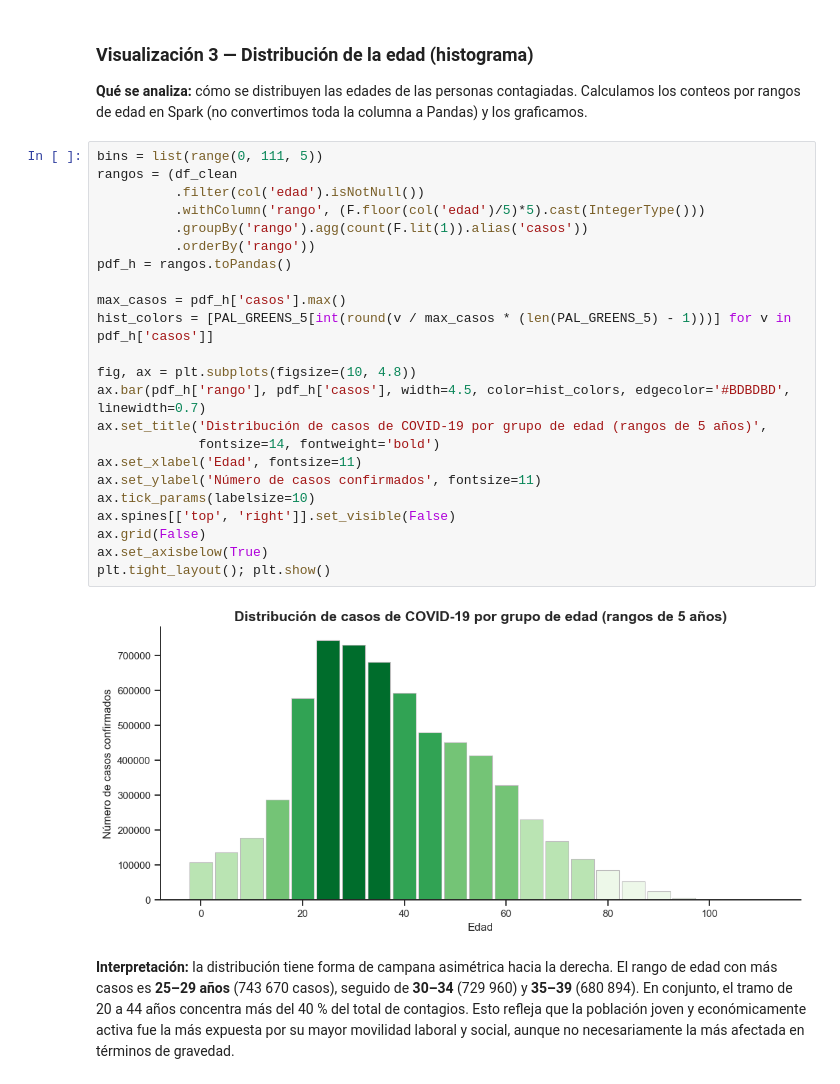
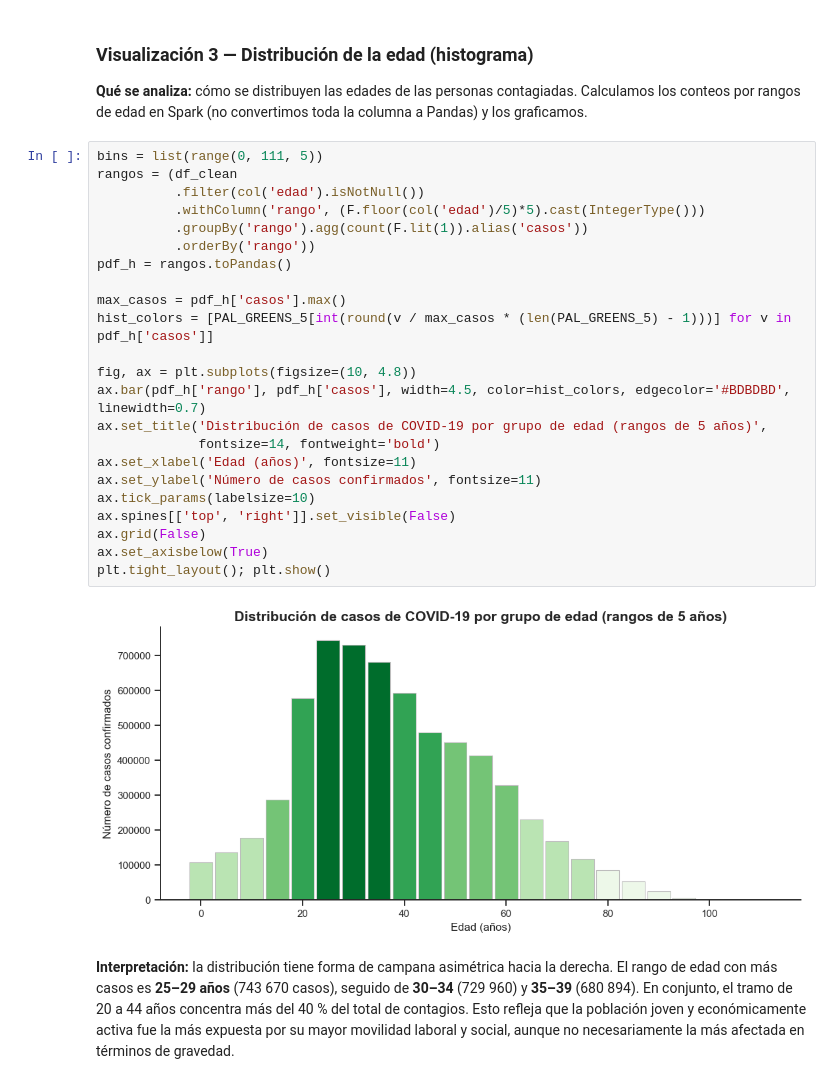
Before and after one commit to blinaresv/COVID19-Spark-Colombia, a Jupyter notebook: Linares_Carreno_Ariza_HVD_Spark.ipynb, the cells around one changed output. Saved outputs shown, nothing was run; the diff lists cells and outputs as text.

```diff
--- a/Linares_Carreno_Ariza_HVD_Spark.ipynb
+++ b/Linares_Carreno_Ariza_HVD_Spark.ipynb
@@ -441,28 +444,28 @@ plt.tight_layout(); plt.show()
 # %%
 bins = list(range(0, 111, 5))
 rangos = (df_clean
           .filter(col('edad').isNotNull())
           .withColumn('rango', (F.floor(col('edad')/5)*5).cast(IntegerType()))
           .groupBy('rango').agg(count(F.lit(1)).alias('casos'))
           .orderBy('rango'))
 pdf_h = rangos.toPandas()
 
 max_casos = pdf_h['casos'].max()
 hist_colors = [PAL_GREENS_5[int(round(v / max_casos * (len(PAL_GREENS_5) - 1)))] for v in pdf_h['casos']]
 
 fig, ax = plt.subplots(figsize=(10, 4.8))
 ax.bar(pdf_h['rango'], pdf_h['casos'], width=4.5, color=hist_colors, edgecolor='#BDBDBD', linewidth=0.7)
 ax.set_title('Distribución de casos de COVID-19 por grupo de edad (rangos de 5 años)',
              fontsize=14, fontweight='bold')
-ax.set_xlabel('Edad', fontsize=11)
+ax.set_xlabel('Edad (años)', fontsize=11)
 ax.set_ylabel('Número de casos confirmados', fontsize=11)
 ax.tick_params(labelsize=10)
 ax.spines[['top', 'right']].set_visible(False)
 ax.grid(False)
 ax.set_axisbelow(True)
 plt.tight_layout(); plt.show()
 # %% [output]
-[figure, old version]
+[figure, new version]
 # %% [markdown]
 **Interpretación:** la distribución tiene forma de campana asimétrica hacia la derecha. El rango de edad con más casos es **25–29 años** (743 670 casos), seguido de **30–34** (729 960) y **35–39** (680 894). En conjunto, el tramo de 20 a 44 años concentra más del 40 % del total de contagios. Esto refleja que la población joven y económicamente activa fue la más expuesta por su mayor movilidad laboral y social, aunque no necesariamente la más afectada en términos de gravedad.
 # %% [markdown]
```
Also changed, not shown: parts of 6 cells of this notebook.
